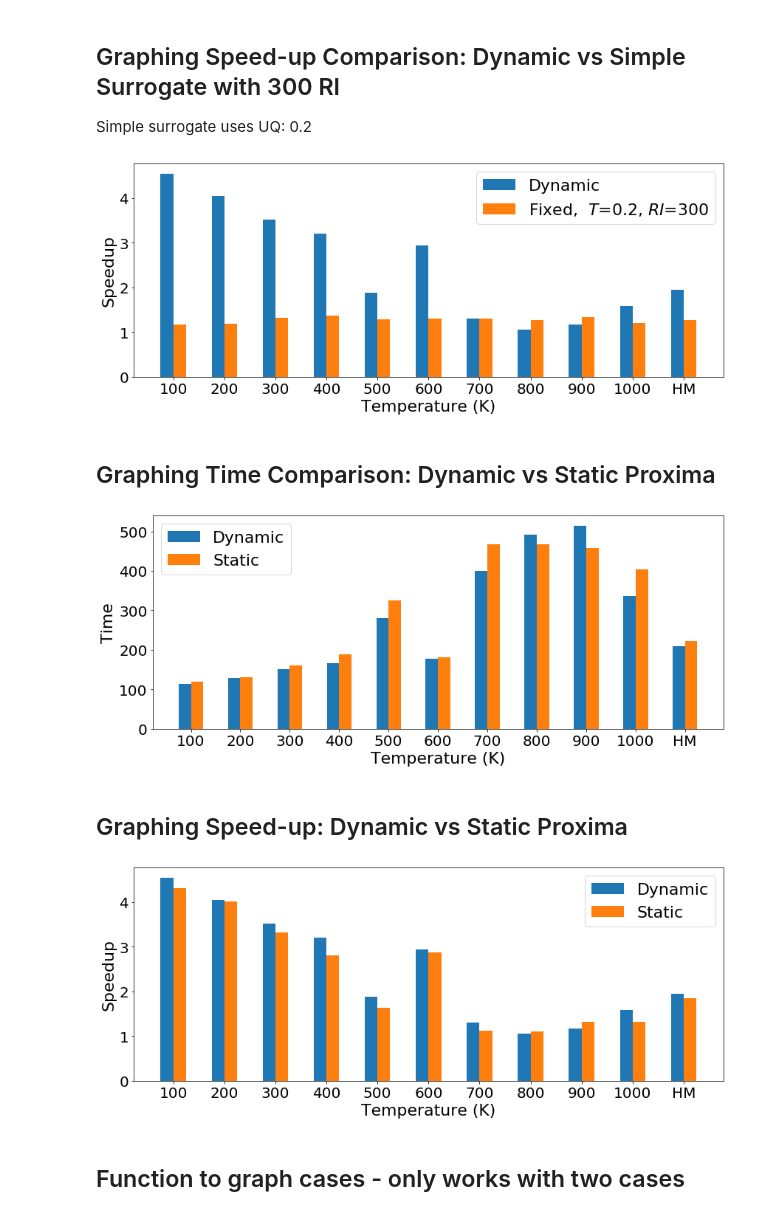
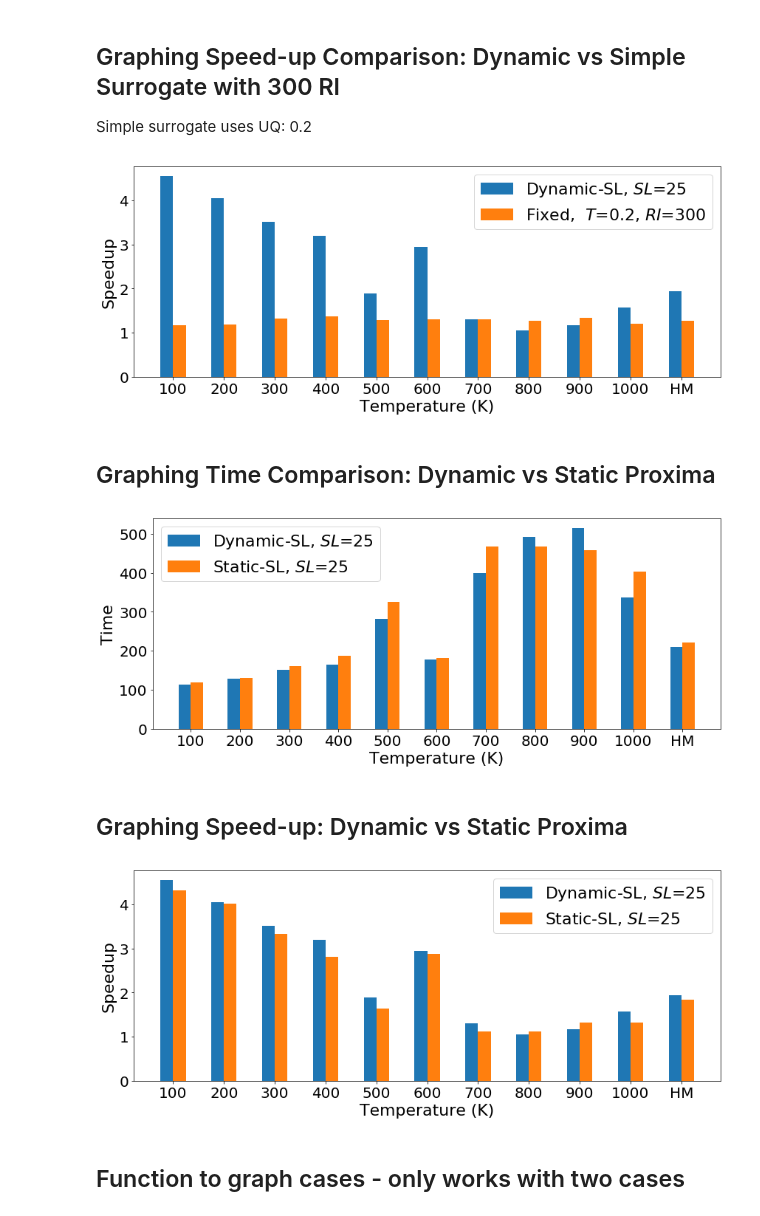
Before and after one commit to YulianaGomez/proxima_analysis, a Jupyter notebook: notebooks/Integrated.ipynb, the cells around one changed output. Cells and saved outputs as stored; diff of their text form; code cells hidden in the pictures.

```diff
--- a/notebooks/Integrated.ipynb
+++ b/notebooks/Integrated.ipynb
@@ -766,7 +772,7 @@ labels = list(_temp_ssnort)
 
 x = np.arange(len(labels))  # the label locations
 fig, ax = plt.subplots(figsize=(FIGWIDTH,5))
-rects1 = ax.bar(x - WIDTH/2, list(_speedup_da), WIDTH, label=r'Dynamic')
+rects1 = ax.bar(x - WIDTH/2, list(_speedup_da), WIDTH, label=r'Dynamic-SL, $SL$=25')
 rects2 = ax.bar(x + WIDTH/2, list(_speedup_ss300), WIDTH, label=r'Fixed,  $T$=0.2, $RI$=300')
 
 # Add some text for labels, title and custom x-axis tick labels, etc.
@@ -782,7 +788,7 @@ plt.tight_layout()
 plt.savefig('Figures/speedup_best300.pdf')
 plt.show()
 # %% [output]
-[figure, old version]
+[figure, new version]
 # %% [markdown]
 ## Graphing Time Comparison: Dynamic vs Static Proxima
 # %%
@@ -791,8 +797,8 @@ labels = list(_temp_sa)
 x = np.arange(len(labels))  # the label locations
 fig, ax = plt.subplots(figsize=(FIGWIDTH,5))
 
-rects1 = ax.bar(x - WIDTH/2, list(_t_da), WIDTH, label=r'Dynamic')
-rects2 = ax.bar(x + WIDTH/2, list(_t_sa), WIDTH, label=r'Static')
+rects1 = ax.bar(x - WIDTH/2, list(_t_da), WIDTH, label=r'Dynamic-SL, $SL$=25')
+rects2 = ax.bar(x + WIDTH/2, list(_t_sa), WIDTH, label=r'Static-SL, $SL$=25')
 
 # Add some text for labels, title and custom x-axis tick labels, etc.
 ax.set_ylabel('Time', fontsize=BIG)
@@ -806,30 +812,30 @@ plt.tight_layout()
 
 plt.show()
 # %% [output]
-[figure, old version]
+[figure, new version]
 # %% [markdown]
 ## Graphing Speed-up: Dynamic vs Static Proxima
 # %%
 labels = list(_temp_sa)
 
 x = np.arange(len(labels))  # the label locations
 fig, ax = plt.subplots(figsize=(FIGWIDTH,5))
 
-rects1 = ax.bar(x - WIDTH/2, list(_speedup_da), WIDTH, label=r'Dynamic') # r'$\sin (x)$'
-rects2 = ax.bar(x + WIDTH/2, list(_speedup_sa), WIDTH, label=r'Static')
+rects1 = ax.bar(x - WIDTH/2, list(_speedup_da), WIDTH, label=r'Dynamic-SL, $SL$=25') # r'$\sin (x)$'
+rects2 = ax.bar(x + WIDTH/2, list(_speedup_sa), WIDTH, label=r'Static-SL, $SL$=25')
 
 ax.set_ylabel('Speedup', fontsize=BIG)
 ax.set_xlabel('Temperature (K)', fontsize=BIG)
 ax.set_xticks(x)
 ax.set_xticklabels(labels)
 plt.xticks(fontsize=MEDIUM)
 plt.yticks(fontsize=MEDIUM)
 ax.legend(fontsize=BIG)
 plt.tight_layout()
 
 plt.show()
 # %% [output]
-[figure, old version]
+[figure, new version]
 # %% [markdown]
 ## Function to graph cases - only works with two cases
 # %%
```
Also changed, not shown: parts of 16 cells of this notebook.
